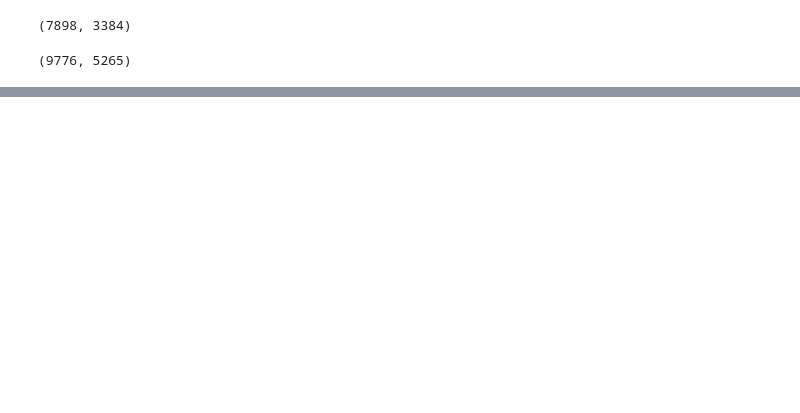
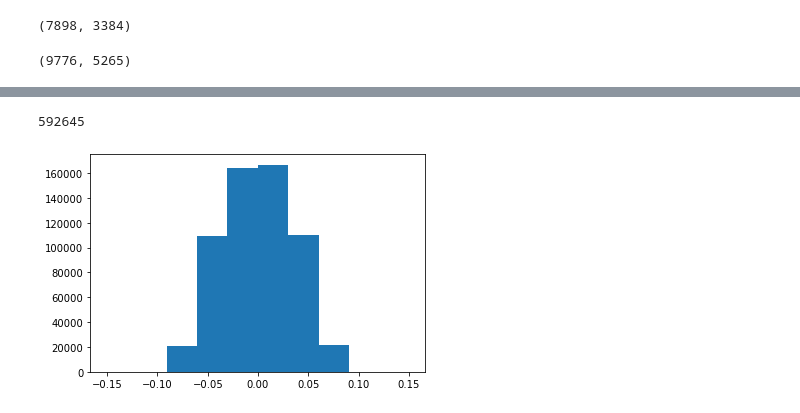
Before and after one commit to Jorgvt/SSD_IA3, a Jupyter notebook: Notebooks/testing.ipynb, the cells around one changed output, grey strips where cells are left out. Saved outputs shown, nothing was run; the diff lists cells and outputs as text; code cells hidden in the pictures; blank space fills up the shorter version.

```diff
--- a/Notebooks/testing.ipynb
+++ b/Notebooks/testing.ipynb
@@ -68,0 +288,13 @@ sorted(glob.glob("../Data/*.edf"), key=len)
+# %%
+weights = []
+for a in model.parameters():
+    weights.extend(a.detach().numpy().ravel())
+len(weights)
+# %% [output]
+592645
+# %%
+plt.figure()
+plt.hist(weights)
+plt.show()
+# %% [output]
+[figure, added]
```
Also changed, not shown: parts of 25 cells of this notebook.
